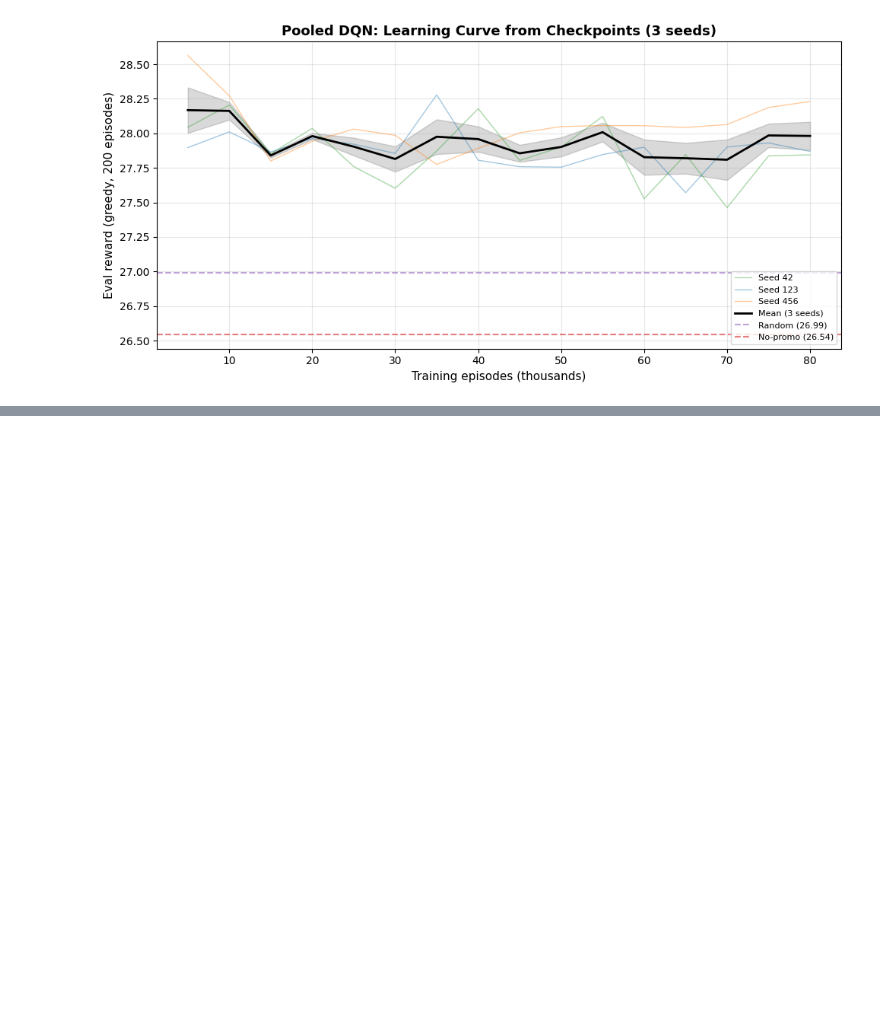
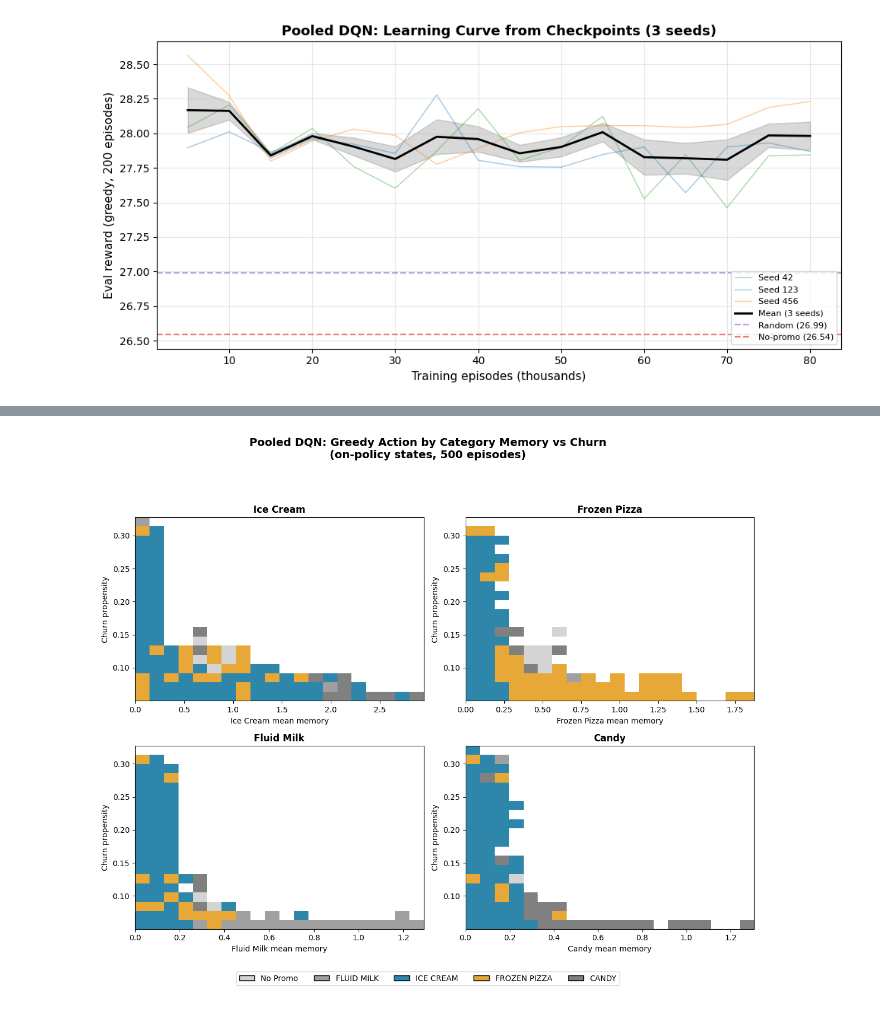
Before and after one commit to EthanSei/cme241-rl-discounts, a Jupyter notebook: notebooks/05_rl_walkthrough.ipynb, the cells around one changed output, grey strips where cells are left out. Drawn from its saved outputs; the diff is of its cells as text; code cells hidden in the pictures; blank space fills up the shorter version.

```diff
--- a/notebooks/05_rl_walkthrough.ipynb
+++ b/notebooks/05_rl_walkthrough.ipynb
@@ -3131,0 +2772,82 @@ Seed 456: 16 checkpoints evaluated, range [27.77, 28.56]
+# %%
+# ── On-policy heatmap: category memory vs churn, 2x2 grid ──
+# Collect (state, action) from 500 greedy rollout episodes, then bin by
+# each category's mean product memory (x-axis) vs churn (y-axis).
+
+# Collect on-policy states and actions
+on_policy_states = []
+on_policy_actions = []
+
+greedy_fn = lambda obs, _a=pooled_eval_agent: _a.select_action(obs, greedy=True)
+
+for ep in range(500):
+    obs, _ = env.reset(seed=99 + ep)
+    done = False
+    while not done:
+        a = greedy_fn(obs)
+        on_policy_states.append(obs.copy())
+        on_policy_actions.append(a)
+        obs, _, terminated, truncated, _ = env.step(a)
+        done = terminated or truncated
+
+on_policy_states = np.array(on_policy_states)
+on_policy_actions = np.array(on_policy_actions)
+
+# Map actions to category indices
+action_cats = np.array([cat_to_idx[_action_to_cat(a)] for a in on_policy_actions])
+
+# Extract churn (obs[0]) for all steps
+churn_vals = on_policy_states[:, 0]
+
+from scipy.stats import mode as scipy_mode
+
+categories = ["ICE CREAM", "FROZEN PIZZA", "FLUID MILK", "CANDY"]
+n_bins = 20
+
+fig, axes = plt.subplots(2, 2, figsize=(12, 10))
+
+for ax, cat_name in zip(axes.flat, categories):
+    cat_indices = CATEGORY_GROUPS[cat_name]
+    cat_mem = on_policy_states[:, [1 + i for i in cat_indices]].mean(axis=1)
+
+    mem_bins = np.linspace(cat_mem.min(), cat_mem.max() + 1e-6, n_bins + 1)
+    churn_bins = np.linspace(churn_vals.min(), churn_vals.max() + 1e-6, n_bins + 1)
+
+    mem_bin_idx = np.digitize(cat_mem, mem_bins) - 1
+    churn_bin_idx = np.digitize(churn_vals, churn_bins) - 1
+
+    grid_mode = np.full((n_bins, n_bins), np.nan)
+    for i in range(n_bins):
+        for j in range(n_bins):
+            mask = (mem_bin_idx == i) & (churn_bin_idx == j)
+            if mask.sum() >= 3:
+                grid_mode[j, i] = scipy_mode(action_cats[mask], keepdims=False).mode
+
+    masked_grid = np.ma.masked_invalid(grid_mode)
+    ax.imshow(masked_grid, origin="lower", aspect="auto", cmap=cmap, norm=norm,
+              extent=[mem_bins[0], mem_bins[-1], churn_bins[0], churn_bins[-1]])
+    ax.set_xlabel(f"{cat_name.title()} mean memory")
+    ax.set_ylabel("Churn propensity")
+    ax.set_title(cat_name.title(), fontsize=12, fontweight="bold")
+
+from matplotlib.patches import Patch
+legend_patches = [Patch(facecolor=CAT_COLORS[l], edgecolor="black", label=l)
+                  for l in cat_labels]
+fig.legend(handles=legend_patches, loc="lower center", ncol=len(cat_labels) + 1,
+           fontsize=10, frameon=True, bbox_to_anchor=(0.5, -0.01))
+fig.suptitle("Pooled DQN: Greedy Action by Category Memory vs Churn\n(on-policy states, 500 episodes)",
+             fontsize=14, fontweight="bold")
+plt.tight_layout(rect=[0, 0.04, 1, 0.93])
+plt.savefig("on_policy_heatmap.png", dpi=150, bbox_inches="tight")
+plt.show()
+
+# Print memory ranges actually visited
+print("On-policy memory ranges:")
+for cat_name in categories:
+    cat_indices = CATEGORY_GROUPS[cat_name]
+    cat_mem = on_policy_states[:, [1 + i for i in cat_indices]].mean(axis=1)
+    print(f"  {cat_name:>14s}: [{cat_mem.min():.3f}, {cat_mem.max():.3f}]")
+print(f"  {'Churn':>14s}: [{churn_vals.min():.3f}, {churn_vals.max():.3f}]")
+print(f"Total state-action pairs: {len(on_policy_actions):,}")
+# %% [output]
+[figure, added]
```
Also changed, not shown: parts of 20 cells of this notebook, 23 other files.
